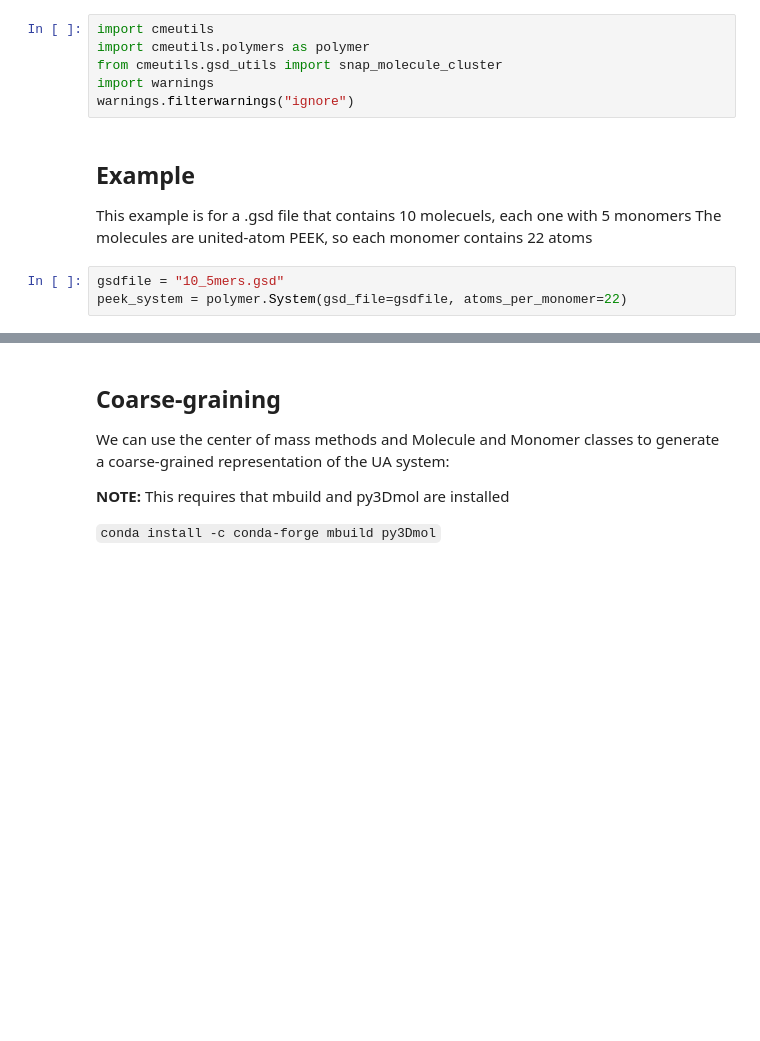
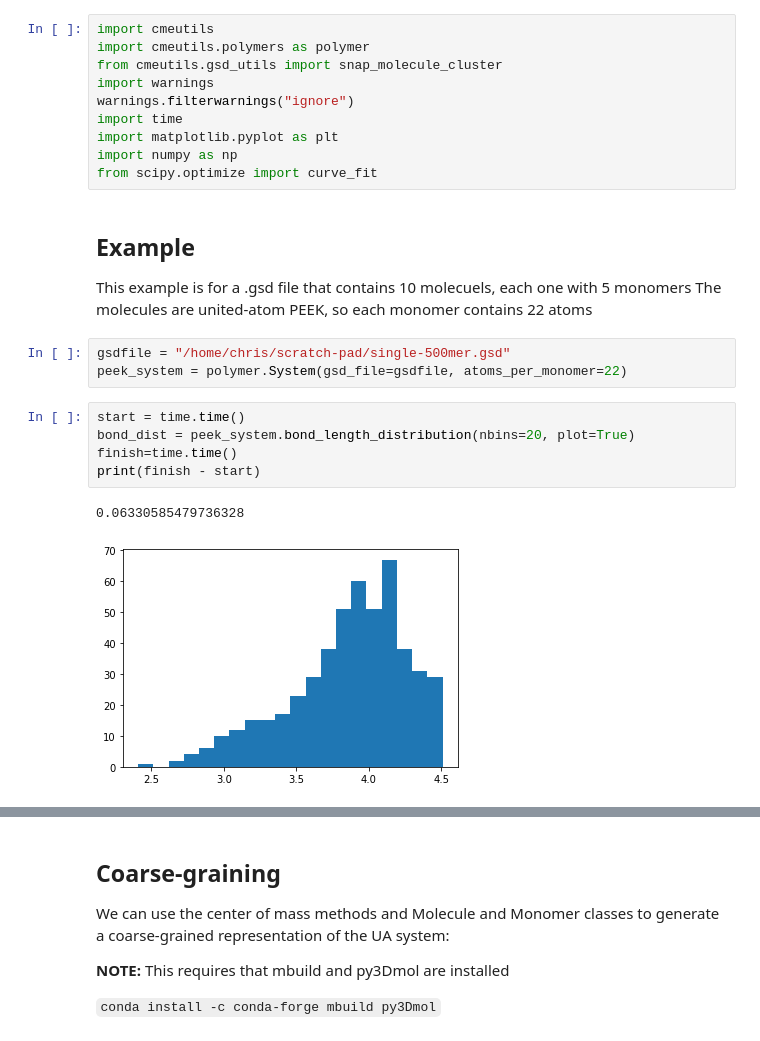
Before and after one commit to cmelab/cmeutils, a Jupyter notebook: cmeutils/tutorials/cmeutils-polymer.ipynb, the cells around one changed output, grey strips where cells are left out. Saved outputs shown, nothing was run; the diff lists cells and outputs as text; blank space fills up the shorter version.

Commit message:
the notebook is a mess, but has the distribution fitting stuff in it for now

```diff
--- a/cmeutils/tutorials/cmeutils-polymer.ipynb
+++ b/cmeutils/tutorials/cmeutils-polymer.ipynb
@@ -4,11 +4,23 @@ import cmeutils.polymers as polymer
 from cmeutils.gsd_utils import snap_molecule_cluster
 import warnings
 warnings.filterwarnings("ignore")
+import time
+import matplotlib.pyplot as plt
+import numpy as np
+from scipy.optimize import curve_fit
 # %% [markdown]
 ## Example
 
 This example is for a .gsd file that contains 10 molecuels, each one with 5 monomers
 The molecules are united-atom PEEK, so each monomer contains 22 atoms
 # %%
-gsdfile = "10_5mers.gsd"
+gsdfile = "/home/chris/scratch-pad/single-500mer.gsd"
 peek_system = polymer.System(gsd_file=gsdfile, atoms_per_monomer=22)
+# %%
+start = time.time()
+bond_dist = peek_system.bond_length_distribution(nbins=20, plot=True)
+finish=time.time()
+print(finish - start)
+# %% [output]
+0.06330585479736328
+[figure, added]
```
Also changed, not shown: parts of 21 cells of this notebook.
